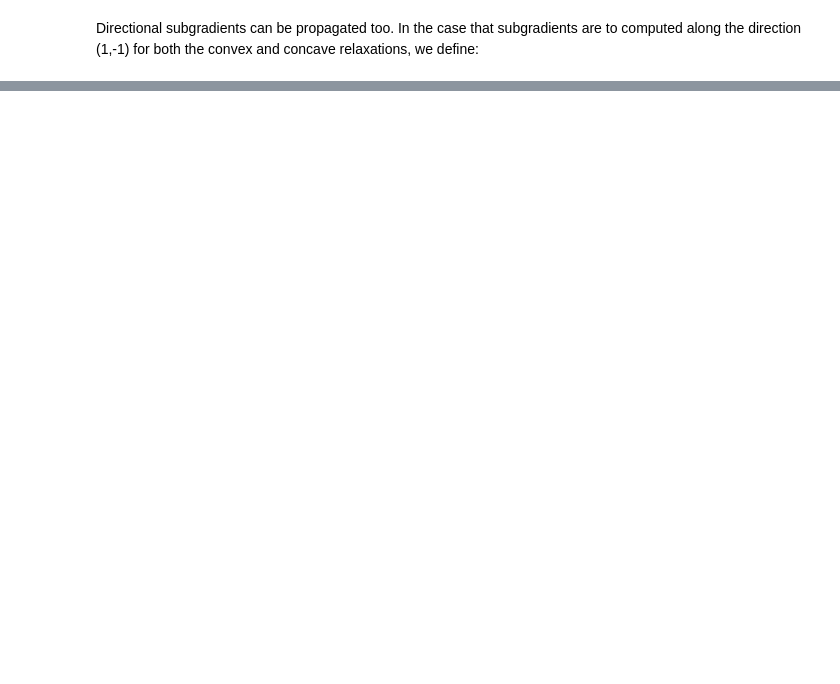
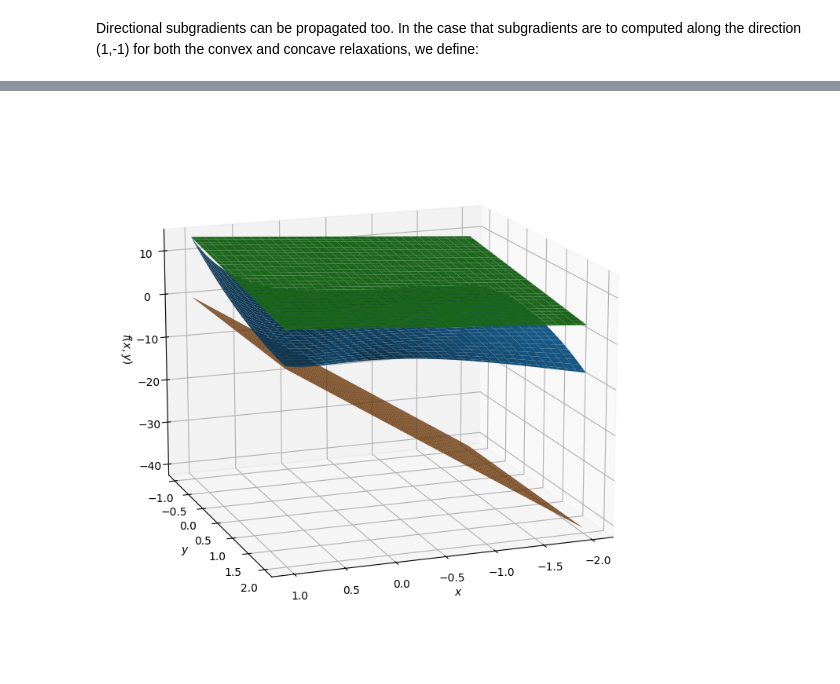
Before and after one commit to omega-icl/mcpp, a Jupyter notebook: src/pymc/mccormick.ipynb, the cells around one changed output, grey strips where cells are left out. Cells and saved outputs as stored; diff of their text form; code cells hidden in the pictures; blank space fills up the shorter version.

```diff
--- a/src/pymc/mccormick.ipynb
+++ b/src/pymc/mccormick.ipynb
@@ -100,0 +171,15 @@ The FADBAD++ remains to be done here.
+# %%
+fig = plt.figure(figsize =(14, 9))
+ax = plt.axes(projection ='3d')
+ax.set_xlabel('$x$')
+ax.set_ylabel('$y$')
+ax.set_zlabel('$f(x,y)$')
+
+ax.plot_surface(matx, maty, matf)
+ax.plot_surface(matx, maty, matflaff)
+ax.plot_surface(matx, maty, matfuaff)
+ax.view_init(elev=15, azim=70)
+
+plt.show()
+# %% [output]
+[figure, added]
```
Also changed, not shown: parts of 34 cells of this notebook, 8 other files.
